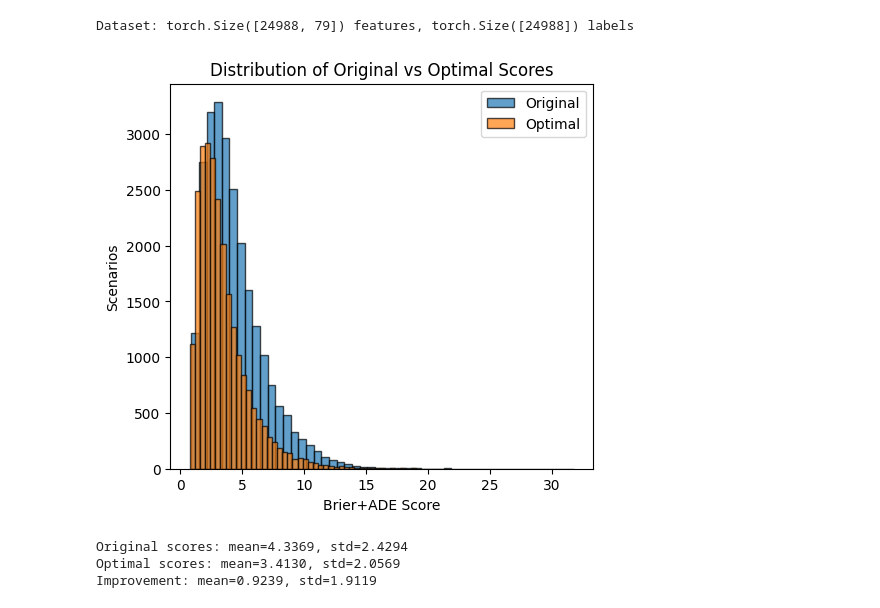
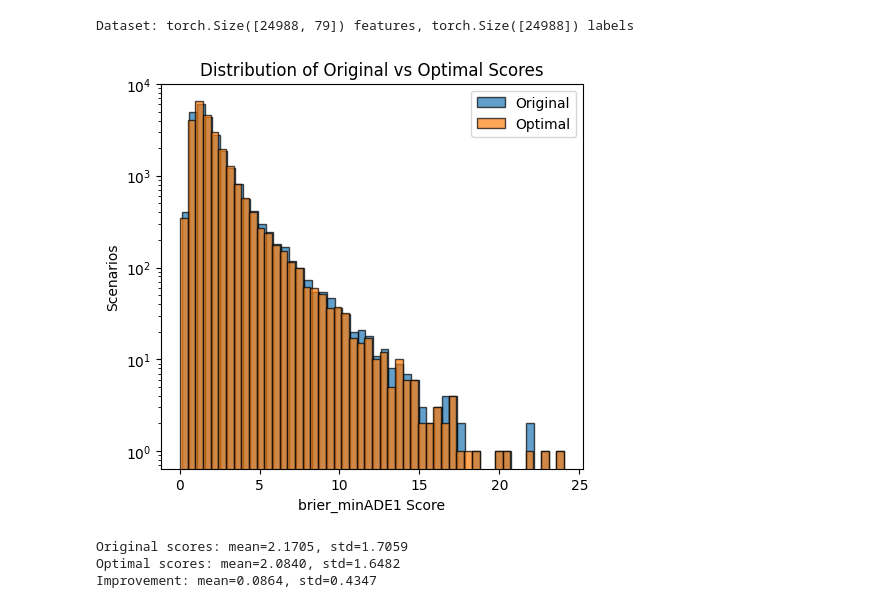
Before and after one commit to simon-kohaut/TraCS, a Jupyter notebook: examples/tracs_train.ipynb, the cells around one changed output. Saved outputs shown, nothing was run; the diff lists cells and outputs as text; code cells hidden in the pictures.

Commit message:
Plotting INTENSIFIES

```diff
--- a/examples/tracs_train.ipynb
+++ b/examples/tracs_train.ipynb
@@ -257,6 +261,12 @@ def _process_scenario(args):
         source=[0, 1, 2], destination=[2, 0, 1],
     ).astype(np.float64)
 
+    # For ablation: use random TraCS scores instead of the actual ones
+    if use_random_tracs_scores and entropy(scenario_data["tracs_trajectory_score"], base=2) < 0.95 * entropy([1/6]*6, base=2):
+        log_tracs_scores = np.random.choice(np.arange(6), replace=False, size=6).astype(np.float64)
+        log_tracs_scores /= log_tracs_scores.sum()  # normalize to sum to 1
+        log_tracs_scores = np.log(log_tracs_scores + 1e-10)
+
     # past_xy, n_agents = load_scenario_extras(scenario_id, split="val")
     w, original_score, optimal_score = optimal_weights_grid(log_tracs_scores, log_backbone_scores, predicted_tracks, gt_track)
 
@@ -271,7 +281,7 @@ def _process_scenario(args):
     return features, w, original_score, optimal_score
 
 
-if not features_pt_path.exists() or not optimal_weights_pt_path.exists():
+if not features_pt_path.exists() or not optimal_weights_pt_path.exists() or not scores_pt_path.exists():
     groups = list(train_data.groupby("scenario_id"))
     with ThreadPoolExecutor(8) as pool:
         results = list(tqdm.tqdm(pool.map(_process_scenario, groups), total=len(groups)))
@@ -279,34 +289,40 @@ if not features_pt_path.exists() or not optimal_weights_pt_path.exists():
     all_features, all_weights, all_original_scores, all_optimal_scores = zip(*results)
     F = torch.tensor(np.stack(all_features), dtype=torch.float32)
     W = torch.tensor(np.array(all_weights), dtype=torch.float32)
+    all_original_scores = torch.tensor(np.array(all_original_scores), dtype=torch.float32)
+    all_optimal_scores = torch.tensor(np.array(all_optimal_scores), dtype=torch.float32)
     print(f"Dataset: {F.shape} features, {W.shape} labels")
 
     torch.save(F, features_pt_path)
     torch.save(W, optimal_weights_pt_path)
+    torch.save((all_original_scores, all_optimal_scores), scores_pt_path)
+
 else:
-    all_original_scores = None
-    all_optimal_scores = None
+    F = torch.load(features_pt_path, weights_only=True)
+    W = torch.load(optimal_weights_pt_path, weights_only=True)
+    all_original_scores, all_optimal_scores = torch.load(scores_pt_path)
+
+    F.shape, W.shape, len(all_original_scores), len(all_optimal_scores)
 # %% [output]
 Dataset: torch.Size([24988, 79]) features, torch.Size([24988]) labels
 # %%
-if all_original_scores is not None:
-    # Show histogram of original and optimal scores
-    plt.figure(figsize=(12, 5))
-    plt.subplot(1, 2, 1)
-    plt.hist(all_original_scores, bins=50, alpha=0.7, label="Original", edgecolor="black")
-    plt.hist(all_optimal_scores, bins=50, alpha=0.7, label="Optimal", edgecolor="black")
-    plt.xlabel("Brier+ADE Score")
-    plt.ylabel("Scenarios")
-    plt.title("Distribution of Original vs Optimal Scores")
-    plt.legend()
-    plt.show()
+# Show histogram of original and optimal scores
+plt.figure(figsize=(12, 5))
+plt.subplot(1, 2, 1)
+plt.hist(all_original_scores, bins=50, alpha=0.7, label="Original", edgecolor="black", log=True)
+plt.hist(all_optimal_scores, bins=50, alpha=0.7, label="Optimal", edgecolor="black", log=True)
+plt.xlabel("brier_minADE1 Score")
+plt.ylabel("Scenarios")
+plt.title("Distribution of Original vs Optimal Scores")
+plt.legend()
+plt.show()
 
-    print(f"Original scores: mean={np.mean(all_original_scores):.4f}, std={np.std(all_original_scores):.4f}")
-    print(f"Optimal scores: mean={np.mean(all_optimal_scores):.4f}, std={np.std(all_optimal_scores):.4f}")
-    print(f"Improvement: mean={np.mean(np.array(all_original_scores) - np.array(all_optimal_scores)):.4f}, "
-          f"std={np.std(np.array(all_original_scores) - np.array(all_optimal_scores)):.4f}")
+print(f"Original scores: mean={np.mean(all_original_scores.numpy()):.4f}, std={np.std(all_original_scores.numpy()):.4f}")
+print(f"Optimal scores: mean={np.mean(all_optimal_scores.numpy()):.4f}, std={np.std(all_optimal_scores.numpy()):.4f}")
+print(f"Improvement: mean={np.mean(np.array(all_original_scores.numpy()) - np.array(all_optimal_scores.numpy())):.4f}, "
+        f"std={np.std(np.array(all_original_scores.numpy()) - np.array(all_optimal_scores.numpy())):.4f}")
 # %% [output]
-[figure, old version]
+[figure, new version]
-Original scores: mean=4.3369, std=2.4294
-Optimal scores: mean=3.4130, std=2.0569
-Improvement: mean=0.9239, std=1.9119
+Original scores: mean=2.1705, std=1.7059
+Optimal scores: mean=2.0840, std=1.6482
+Improvement: mean=0.0864, std=0.4347
```
Also changed, not shown: parts of 24 cells of this notebook.
